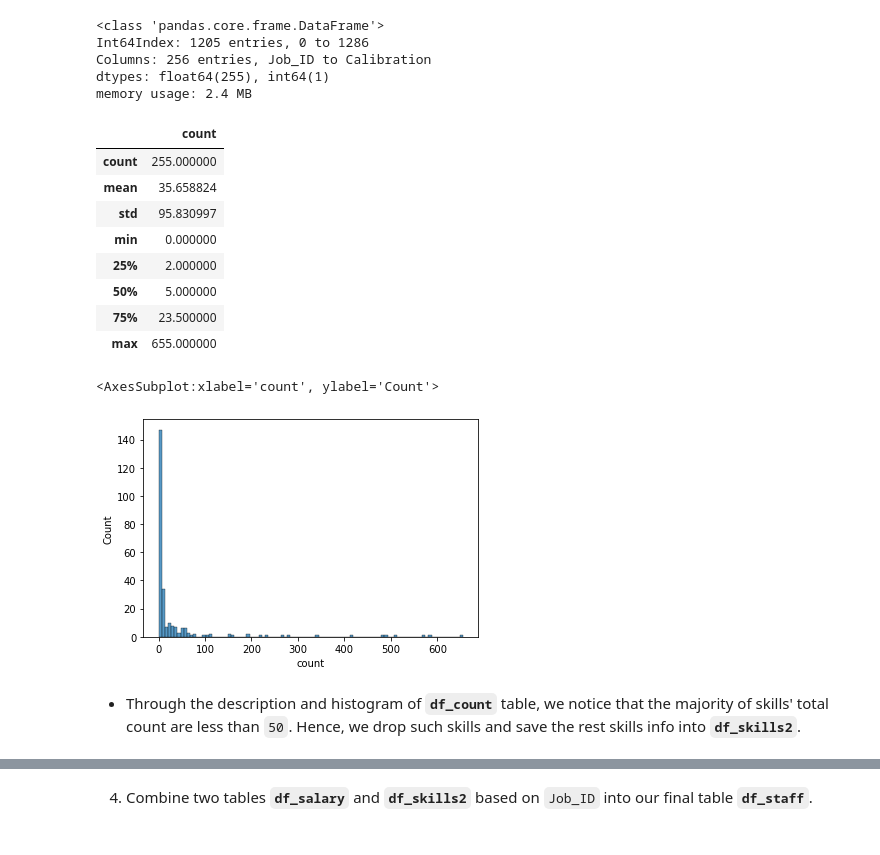
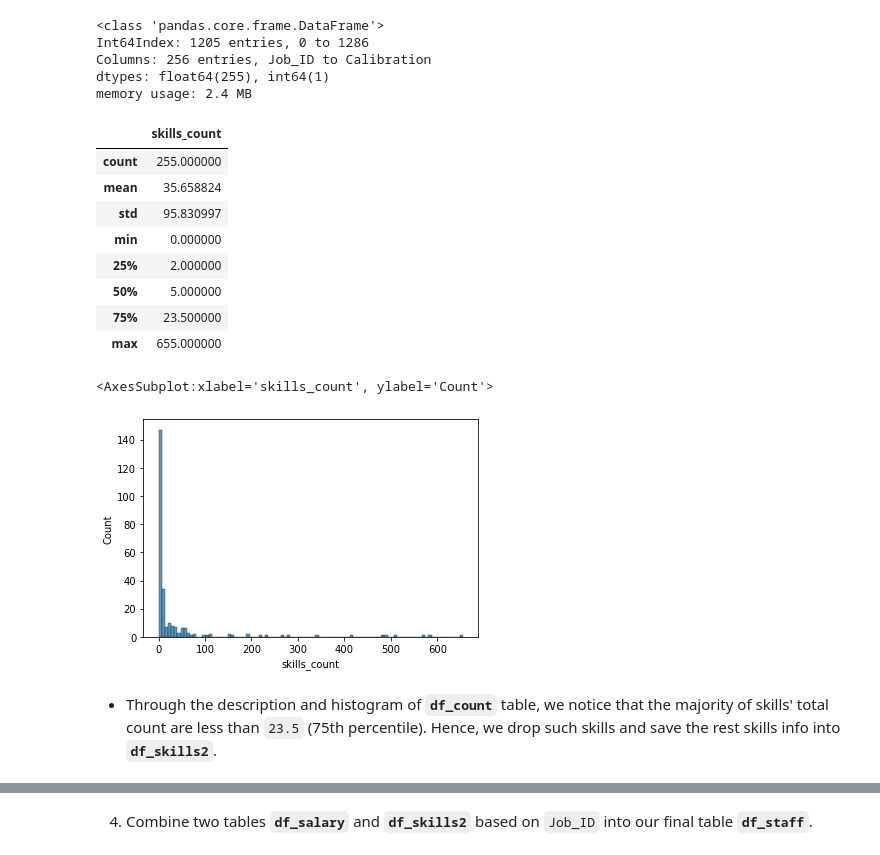
Before and after one commit to Junzhee/SC1015, a Jupyter notebook: mini_project/Data Science Job Postings and Salaries Analysis.ipynb, the cells around one changed output, grey strips where cells are left out. Drawn from its saved outputs; the diff is of its cells as text; code cells hidden in the pictures.

```diff
--- a/mini_project/Data Science Job Postings and Salaries Analysis.ipynb
+++ b/mini_project/Data Science Job Postings and Salaries Analysis.ipynb
@@ -135,10 +135,10 @@ for i in skills:
 # %%
 df_count = pd.DataFrame()
 df_count['skill'] = skills
-df_count['count'] = sum_count
+df_count['skills_count'] = sum_count
 df_count.describe()
 # %% [output]
-|  | count |
+|  | skills_count |
 | count | 255.000000 |
 | mean | 35.658824 |
 | std | 95.830997 |
@@ -148,10 +148,10 @@ df_count.describe()
 | 75% | 23.500000 |
 | max | 655.000000 |
 # %%
-sns.histplot(data = df_count['count'])
+sns.histplot(data = df_count['skills_count'])
 # %% [output]
-<AxesSubplot:xlabel='count', ylabel='Count'>
+<AxesSubplot:xlabel='skills_count', ylabel='Count'>
-[figure, old version]
+[figure, new version]
 # %% [markdown]
-- Through the description and histogram of **`df_count`** table, we notice that the majority of skills' total count are less than `50`. Hence, we drop such skills and save the rest skills info into **`df_skills2`**.
+- Through the description and histogram of **`df_count`** table, we notice that the majority of skills' total count are less than `23.5` (75th percentile). Hence, we drop such skills and save the rest skills info into **`df_skills2`**.
 # %%
```
Also changed, not shown: parts of 57 cells of this notebook, 4 other files.
